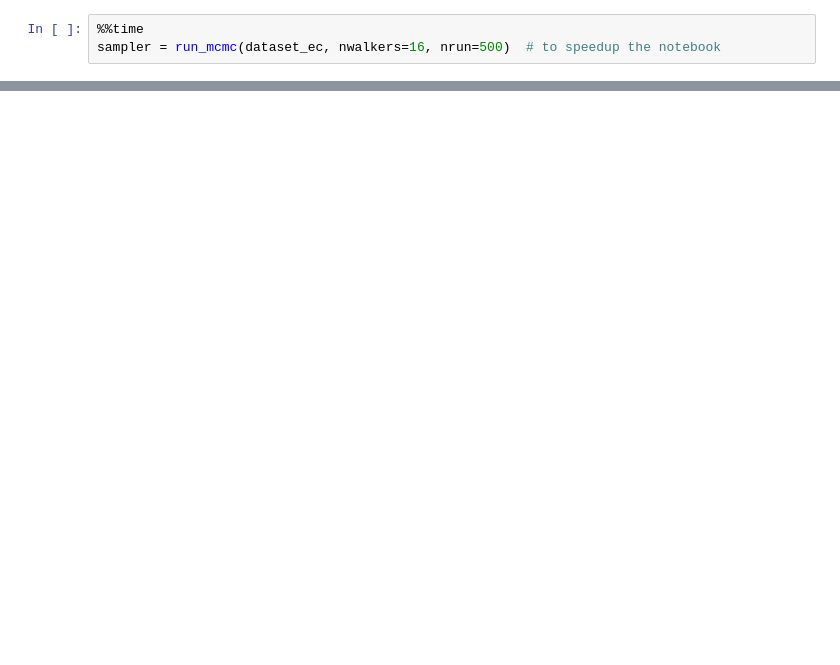
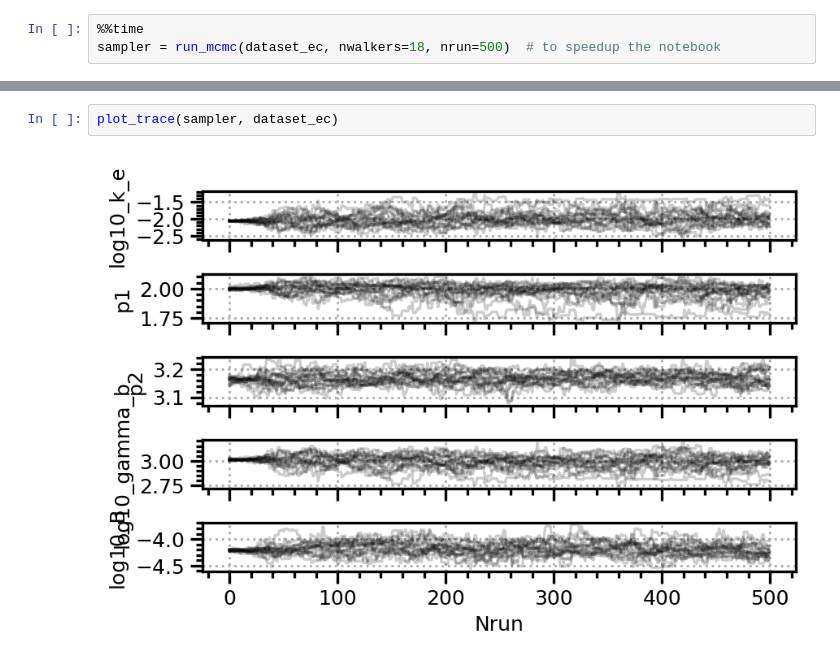
Before and after one commit to Adbhavna1369/PKS1510_modelling, a Jupyter notebook: test_mcmc_2015b.ipynb, the cells around one changed output, grey strips where cells are left out. Drawn from its saved outputs; the diff is of its cells as text; blank space fills up the shorter version.

```diff
--- a/test_mcmc_2015b.ipynb
+++ b/test_mcmc_2015b.ipynb
@@ -384,4 +514,4 @@ NameError: name 'ExpCutoffPowerLawSpectralModel' is not defined
 # %%
 %%time
-sampler = run_mcmc(dataset_ec, nwalkers=16, nrun=500)  # to speedup the notebook
+sampler = run_mcmc(dataset_ec, nwalkers=18, nrun=500)  # to speedup the notebook
 # %% [output]
@@ -388,0 +559,4 @@ NameError: name 'dataset_ec' is not defined
+# %%
+plot_trace(sampler, dataset_ec)
+# %% [output]
+[figure, added]
```
Also changed, not shown: parts of 24 cells of this notebook, 3 other files.
